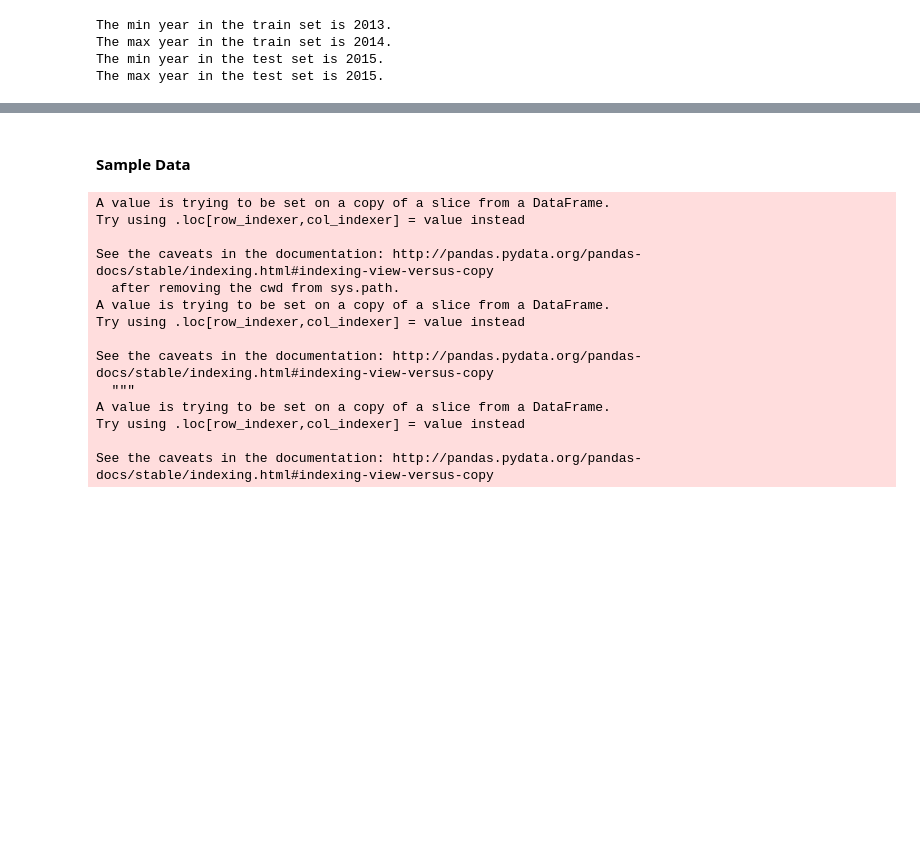
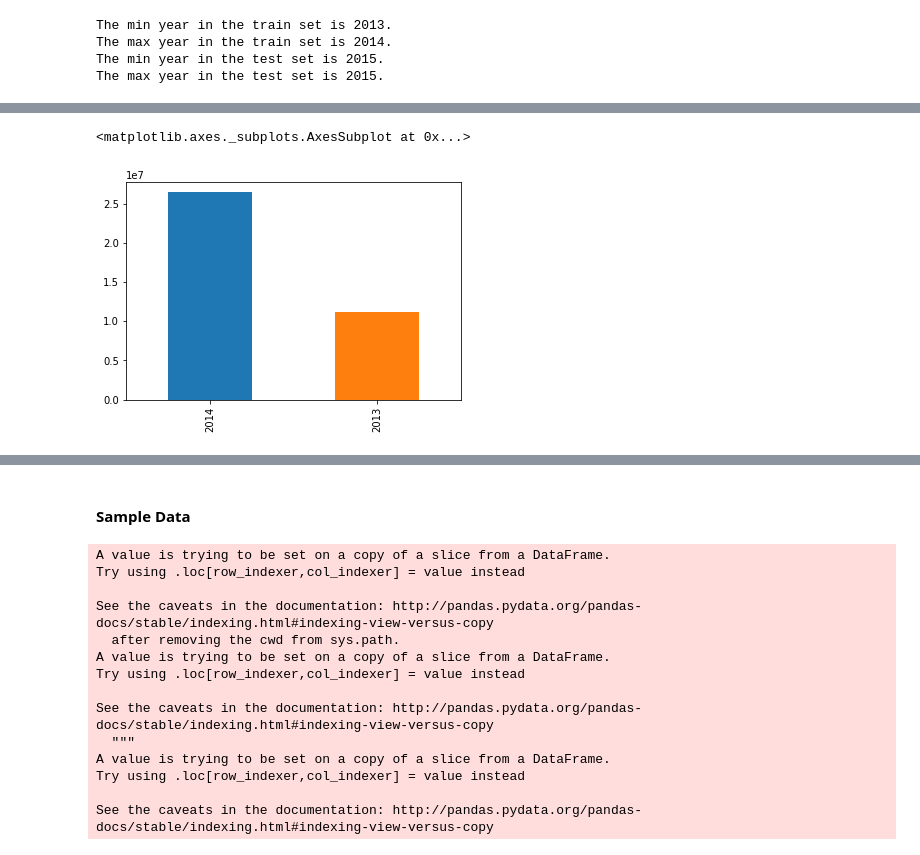
Before and after one commit to maxgrossenbacher/Expedia_hotel_recommendation_kaggle, a Jupyter notebook: notebooks/Model_Training.ipynb, the cells around one changed output, grey strips where cells are left out. Drawn from its saved outputs; the diff is of its cells as text; code cells hidden in the pictures; blank space fills up the shorter version.

```diff
--- a/notebooks/Model_Training.ipynb
+++ b/notebooks/Model_Training.ipynb
@@ -55,0 +168,5 @@ The max year in the test set is 2015.
+# %%
+train_df['year'].value_counts().plot.bar()
+# %% [output]
+<matplotlib.axes._subplots.AxesSubplot at 0x...>
+[figure, added]
```
Also changed, not shown: parts of 35 cells of this notebook, 6 other files.
